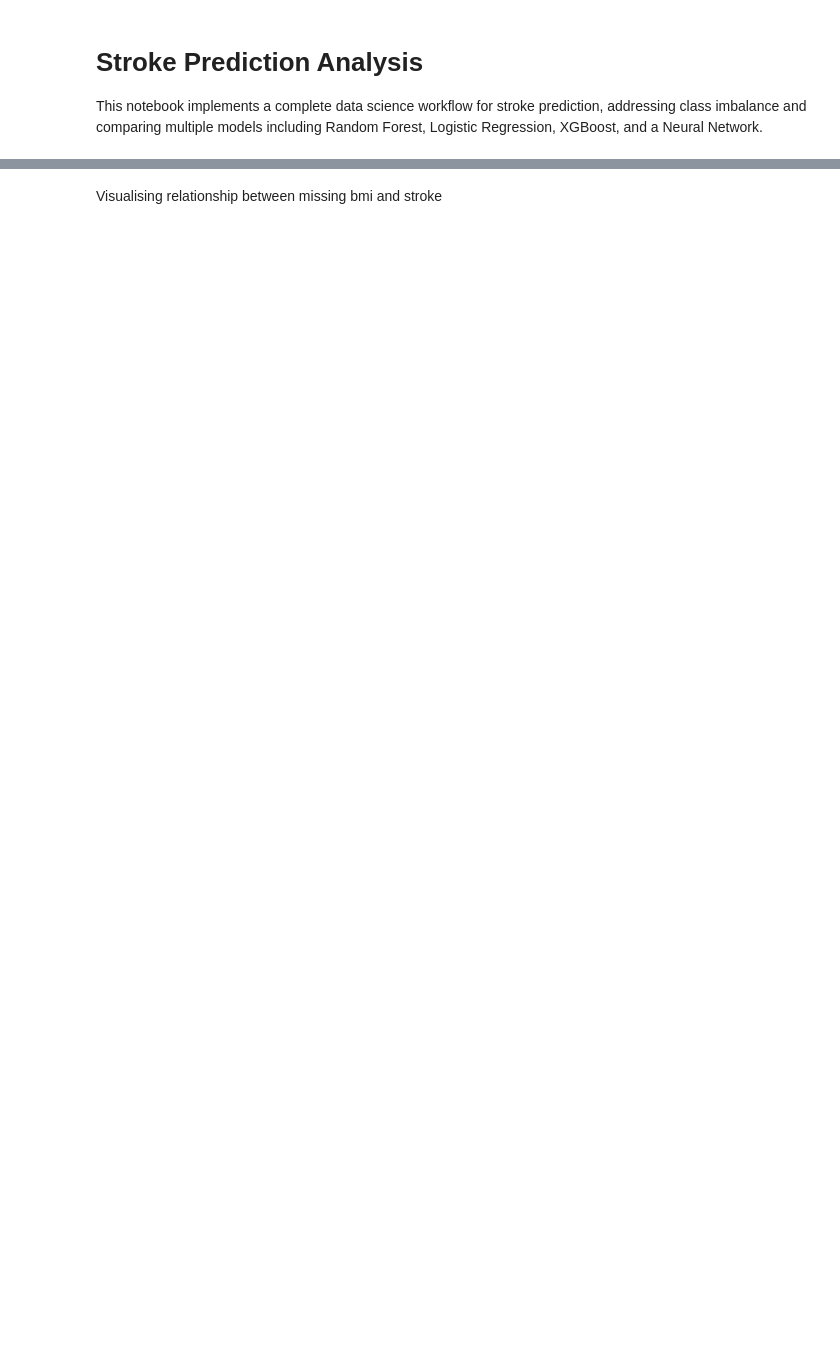
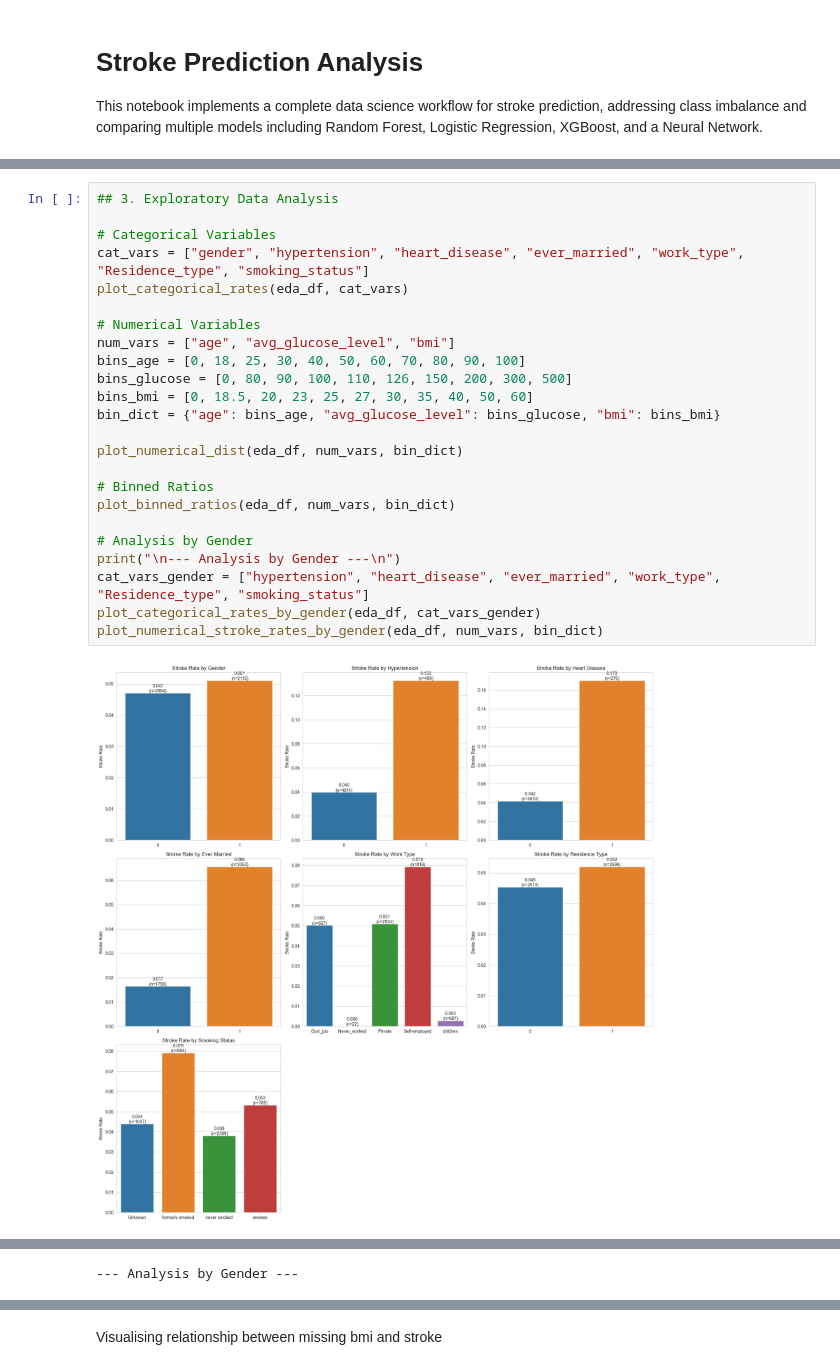
Before and after one commit to kaif1808/DataScienceGang, a Jupyter notebook: letsgo.ipynb, the cells around one changed output, grey strips where cells are left out. Drawn from its saved outputs; the diff is of its cells as text; blank space fills up the shorter version.

```diff
--- a/letsgo.ipynb
+++ b/letsgo.ipynb
@@ -265,0 +733,26 @@ plt.show()
+# %%
+## 3. Exploratory Data Analysis
+
+# Categorical Variables
+cat_vars = ["gender", "hypertension", "heart_disease", "ever_married", "work_type", "Residence_type", "smoking_status"]
+plot_categorical_rates(eda_df, cat_vars)
+
+# Numerical Variables
+num_vars = ["age", "avg_glucose_level", "bmi"]
+bins_age = [0, 18, 25, 30, 40, 50, 60, 70, 80, 90, 100]
+bins_glucose = [0, 80, 90, 100, 110, 126, 150, 200, 300, 500]
+bins_bmi = [0, 18.5, 20, 23, 25, 27, 30, 35, 40, 50, 60]
+bin_dict = {"age": bins_age, "avg_glucose_level": bins_glucose, "bmi": bins_bmi}
+
+plot_numerical_dist(eda_df, num_vars, bin_dict)
+
+# Binned Ratios
+plot_binned_ratios(eda_df, num_vars, bin_dict)
+
+# Analysis by Gender
+print("\n--- Analysis by Gender ---\n")
+cat_vars_gender = ["hypertension", "heart_disease", "ever_married", "work_type", "Residence_type", "smoking_status"]
+plot_categorical_rates_by_gender(eda_df, cat_vars_gender)
+plot_numerical_stroke_rates_by_gender(eda_df, num_vars, bin_dict)
+# %% [output]
+[figure, added]
@@ -265,0 +761 @@ plt.show()
+--- Analysis by Gender ---
```
Also changed, not shown: parts of 44 cells of this notebook, 4 other files.
